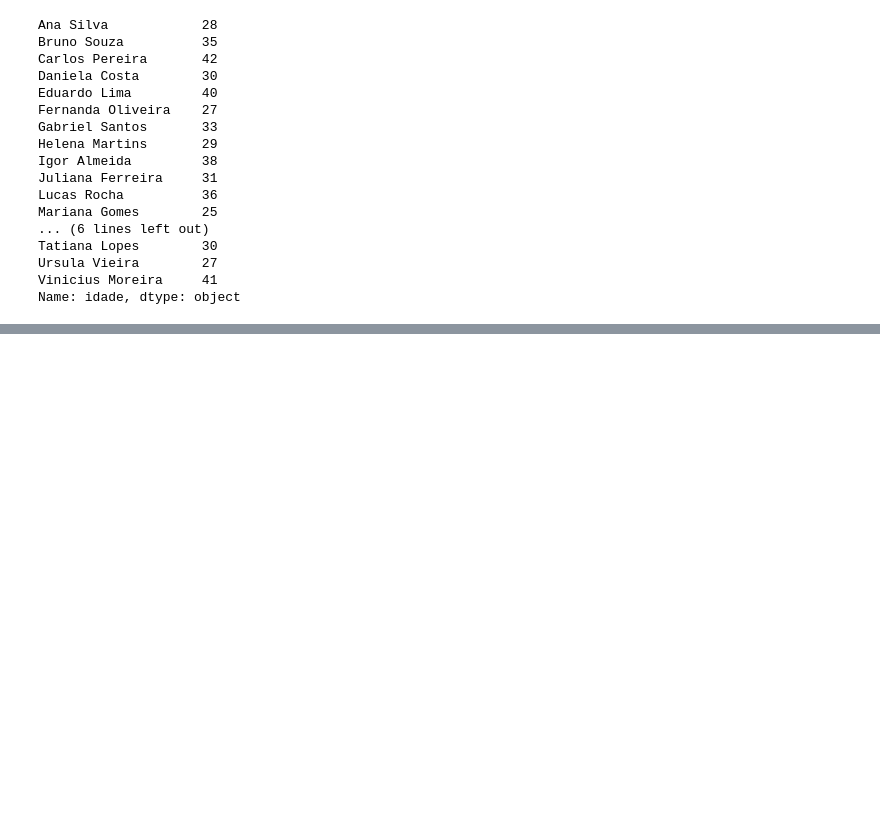
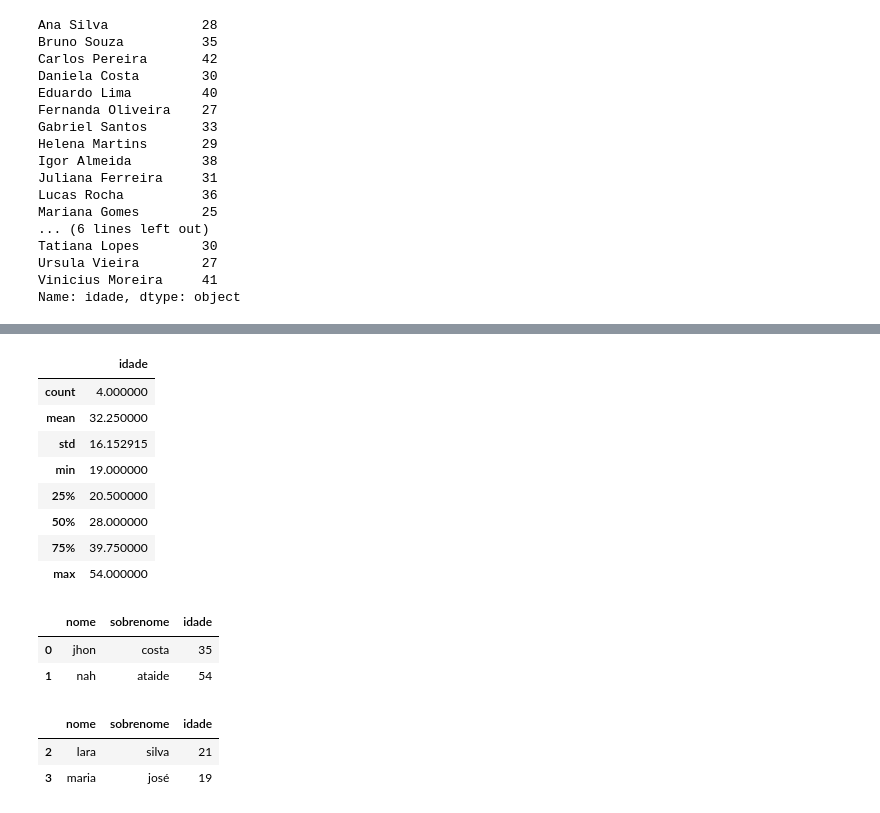
Before and after one commit to JhonCostaDev/Desbravando-Pandas, a Jupyter notebook: dia_1/dataframes.ipynb, the cells around one changed output, grey strips where cells are left out. Cells and saved outputs as stored; diff of their text form; code cells hidden in the pictures; blank space fills up the shorter version.

```diff
--- a/dia_1/dataframes.ipynb
+++ b/dia_1/dataframes.ipynb
@@ -199,0 +268,26 @@ Name: idade, dtype: object
+# %%
+df.describe()
+# %% [output]
+|  | idade |
+| count | 4.000000 |
+| mean | 32.250000 |
+| std | 16.152915 |
+| min | 19.000000 |
+| 25% | 20.500000 |
+| 50% | 28.000000 |
+| 75% | 39.750000 |
+| max | 54.000000 |
+# %%
+# Exibe o inicio do dataframe, o default é 5 linhas, mas pode ser especificado esse parâmetro
+df.head(2)
+# %% [output]
+|  | nome | sobrenome | idade |
+| 0 | jhon | costa | 35 |
+| 1 | nah | ataide | 54 |
+# %%
+# Exibe o final do dataframe, o default é 5 linhas, mas pode ser especificado esse parâmetro
+df.tail(2)
+# %% [output]
+|  | nome | sobrenome | idade |
+| 2 | lara | silva | 21 |
+| 3 | maria | josé | 19 |
```
Also changed, not shown: parts of 10 cells of this notebook, 4 other files.
